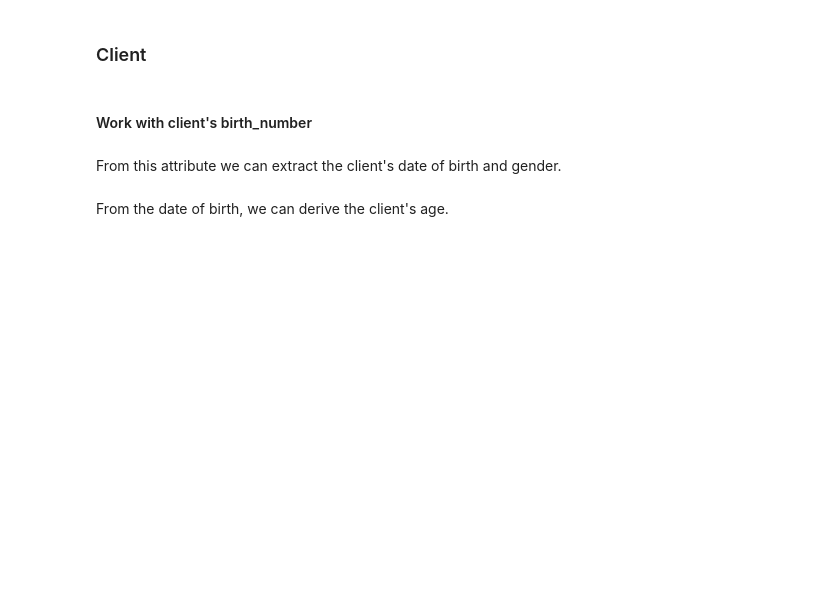
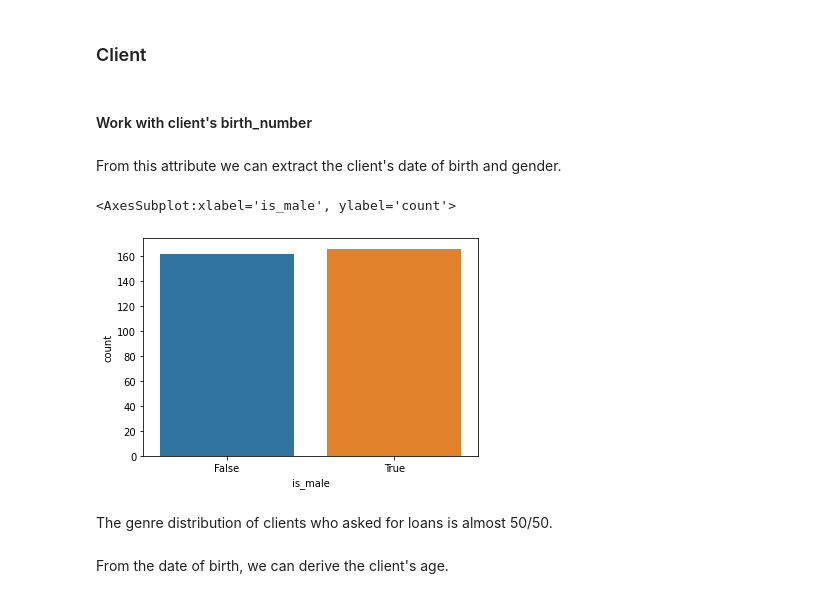
Before and after one commit to JoaoCostaIFG/AC, a Jupyter notebook: Banking.ipynb, the cells around one changed output. Saved outputs shown, nothing was run; the diff lists cells and outputs as text; code cells hidden in the pictures; blank space fills up the shorter version.

```diff
--- a/Banking.ipynb
+++ b/Banking.ipynb
@@ -646,11 +901,19 @@ From this attribute we can extract the client's date of birth and gender.
 # %%
 def identify_gender(row):
     birth = row['birth_number']
     month = (birth // 100) % 100
     return False if month > 12 else True
 
 # create a new gender column
-client_df['is_male'] = client_df.apply(identify_gender, axis=1)
+df['is_male'] = df.apply(identify_gender, axis=1)
+df_test['is_male'] = df_test.apply(identify_gender, axis=1)
+
+sb.countplot(x="is_male", data=df)
+# %% [output]
+<AxesSubplot:xlabel='is_male', ylabel='count'>
+[figure, added]
+# %% [markdown]
+The genre distribution of clients who asked for loans is almost 50/50.
 # %% [markdown]
 From the date of birth, we can derive the client's age.
 # %%
```
Also changed, not shown: parts of 37 cells of this notebook.
